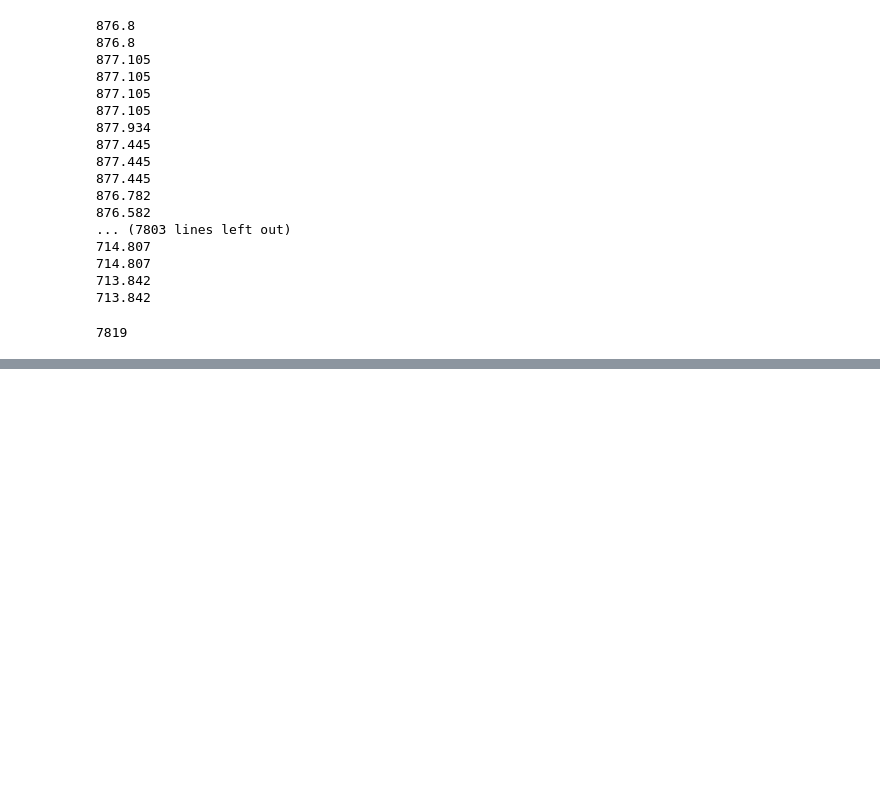
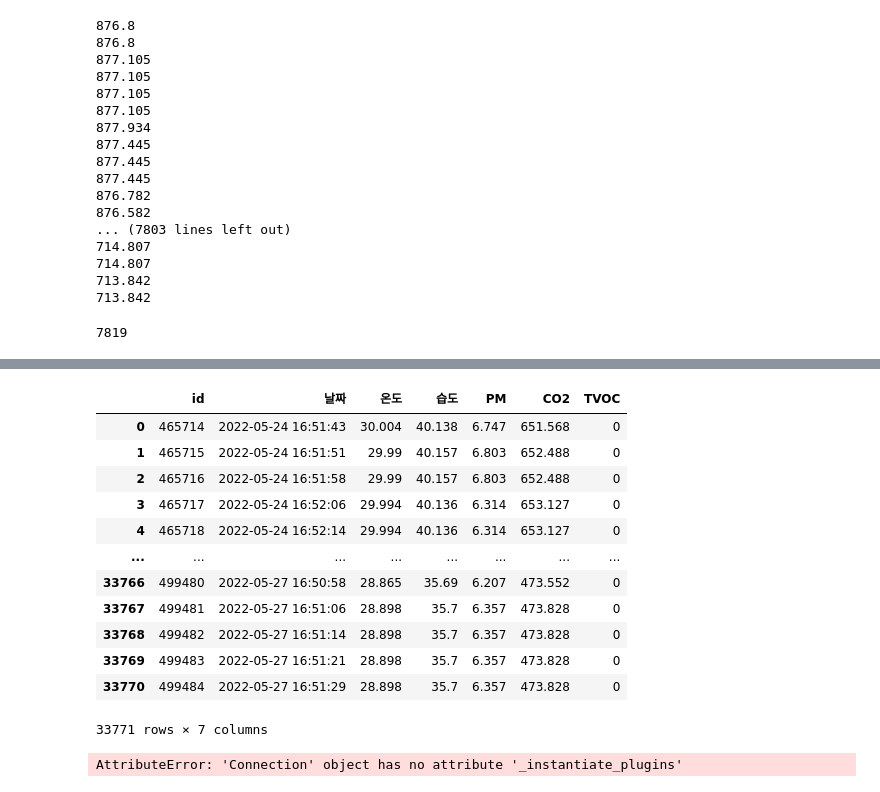
Before and after one commit to ByeonggeonGo/hvac_app, a Jupyter notebook: python_server/TapoP100/db_test_2.ipynb, the cells around one changed output, grey strips where cells are left out. Drawn from its saved outputs; the diff is of its cells as text; code cells hidden in the pictures; blank space fills up the shorter version.

```diff
--- a/python_server/TapoP100/db_test_2.ipynb
+++ b/python_server/TapoP100/db_test_2.ipynb
@@ -92,0 +130,32 @@ len(df.CO2.values)
+# %%
+sensor_list = ['44','45','46','47','48','49',]
+# sensor_list = ['44','45']
+data_list = []
+for i in sensor_list:
+    conn = pymysql.connect(
+    user='room_test',
+    passwd='ehrnc64581',
+    #222.108.71.247(외부주소)
+    host='222.108.71.247',
+    #7656(외부포트)
+    port=7656,
+    db='sensor',
+    )
+
+    #
+    sql=f"SELECT * FROM sensor_{i} WHERE 날짜 > now() - INTERVAL 10000 minute;"
+
+    #
+    df=pd.read_sql_query(sql,conn)
+    conn.close()
+    # df['time_index'] = pd.to_datetime(df['날짜']).dt.floor('min')
+    df['co2'] = pd.to_numeric(df['CO2'])
+    df['pm'] = pd.to_numeric(df['PM'])
+    df['temp'] = pd.to_numeric(df['온도'])
+    df['hum'] = pd.to_numeric(df['습도'])
+    df = df.set_index('날짜').resample('1T',).mean()
+    df['sensor'] = i
+    data_list.append(df)
+
+data_concated = pd.concat(data_list,axis=0)
+data_final = data_concated.groupby(['날짜'], as_index=True).mean()
@@ -92,0 +278,3 @@ len(df.CO2.values)
+# %%
+# data_list[0].set_index('날짜')[['CO2']].resample('1T',).mean()
+data_list[0].set_index('날짜').resample('1T',).mean()
@@ -92,0 +296,2 @@ len(df.CO2.values)
+# %%
+data_list[0].set_index('날짜')[['CO2']].resample('1T',)
@@ -92,0 +300,2 @@ len(df.CO2.values)
+# %%
+data_list[0].set_index('time_index').resample('1T',)
@@ -92,0 +352,34 @@ len(df.CO2.values)
+# %%
+data_list[1]
+# %% [output]
+|  | id | 날짜 | 온도 | 습도 | PM | CO2 | TVOC |
+| 0 | 465714 | 2022-05-24 16:51:43 | 30.004 | 40.138 | 6.747 | 651.568 | 0 |
+| 1 | 465715 | 2022-05-24 16:51:51 | 29.99 | 40.157 | 6.803 | 652.488 | 0 |
+| 2 | 465716 | 2022-05-24 16:51:58 | 29.99 | 40.157 | 6.803 | 652.488 | 0 |
+| 3 | 465717 | 2022-05-24 16:52:06 | 29.994 | 40.136 | 6.314 | 653.127 | 0 |
+| 4 | 465718 | 2022-05-24 16:52:14 | 29.994 | 40.136 | 6.314 | 653.127 | 0 |
+| ... | ... | ... | ... | ... | ... | ... | ... |
+| 33766 | 499480 | 2022-05-27 16:50:58 | 28.865 | 35.69 | 6.207 | 473.552 | 0 |
+| 33767 | 499481 | 2022-05-27 16:51:06 | 28.898 | 35.7 | 6.357 | 473.828 | 0 |
+| 33768 | 499482 | 2022-05-27 16:51:14 | 28.898 | 35.7 | 6.357 | 473.828 | 0 |
+| 33769 | 499483 | 2022-05-27 16:51:21 | 28.898 | 35.7 | 6.357 | 473.828 | 0 |
+| 33770 | 499484 | 2022-05-27 16:51:29 | 28.898 | 35.7 | 6.357 | 473.828 | 0 |
+33771 rows × 7 columns
+# %%
+import dask.dataframe as dd
+import sqlalchemy
+from sqlalchemy import create_engine
+
+conn = pymysql.connect(
+    user='room_test',
+    passwd='ehrnc64581',
+    #222.108.71.247(외부주소)
+    host='222.108.71.247',
+    #7656(외부포트)
+    port=7656,
+    db='sensor',
+    )
+dd.read_sql_table('sensor_47', conn,
+                 npartitions=10, index_col='id')
+# %% [output]
+AttributeError: 'Connection' object has no attribute '_instantiate_plugins'
```
Also changed, not shown: parts of 20 cells of this notebook, 6 other files.
